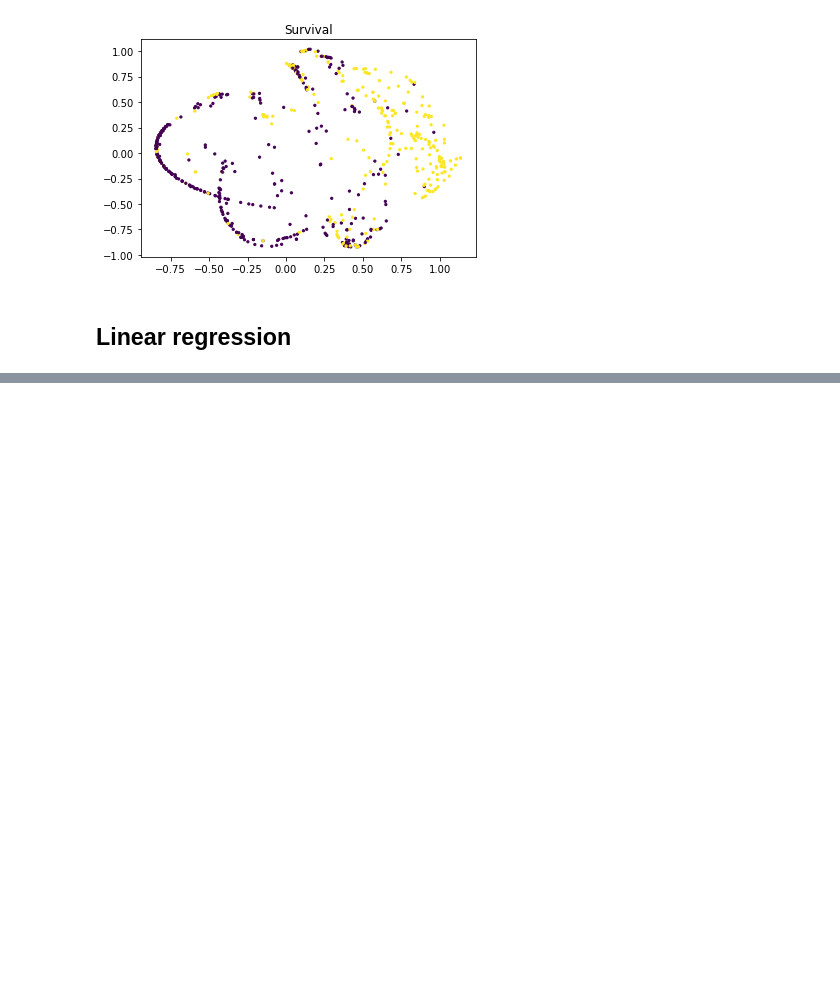
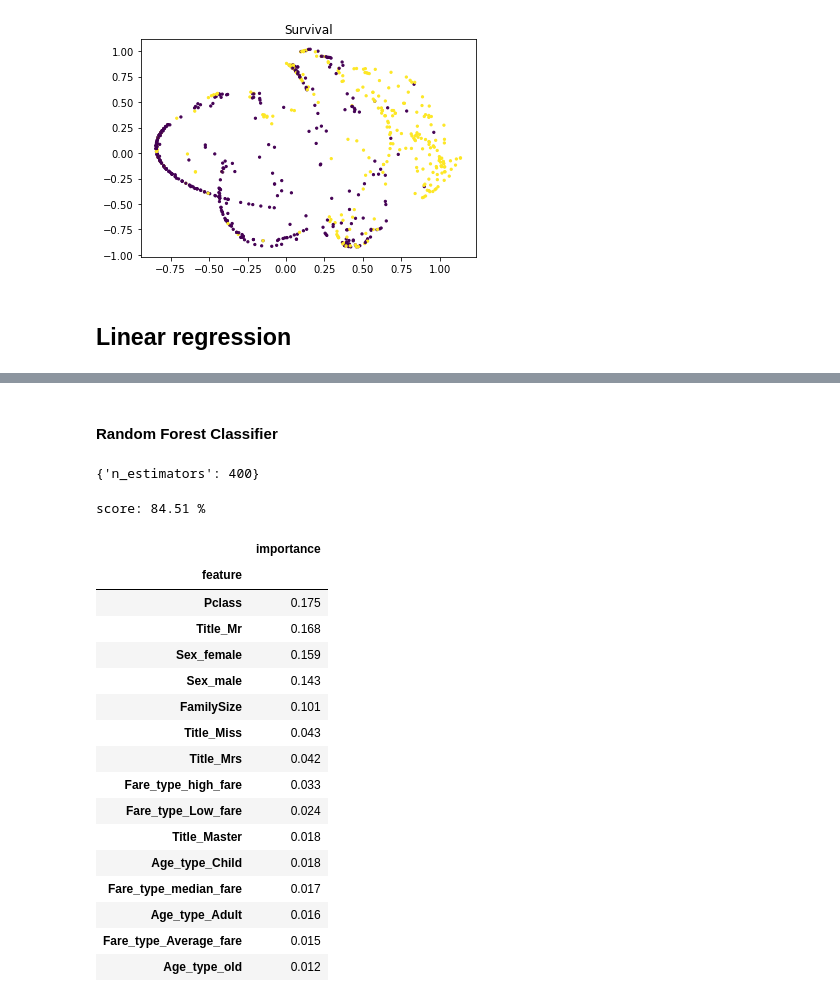
Before and after one commit to georgboehmGithub/Titanic, a Jupyter notebook: TitanicSurvival.ipynb, the cells around one changed output, grey strips where cells are left out. Cells and saved outputs as stored; diff of their text form; code cells hidden in the pictures; blank space fills up the shorter version.

```diff
--- a/TitanicSurvival.ipynb
+++ b/TitanicSurvival.ipynb
@@ -323,0 +373,2 @@ mlp_output = pd.DataFrame({"PassengerId": test_dataset["PassengerId"], "Survived
+# %% [markdown]
+#### Random Forest Classifier
@@ -323,0 +393,59 @@ mlp_output = pd.DataFrame({"PassengerId": test_dataset["PassengerId"], "Survived
+# %%
+# Hyperparameter search
+from sklearn.model_selection import GridSearchCV, cross_val_score
+param_grid = {"n_estimators": [3, 5, 6, 8, 10, 50, 100, 400, 700, 1000, 1500, 3000, 4000, 5000, 6000]}
+
+clf = RandomForestClassifier(bootstrap=True, class_weight=None, criterion='entropy',
+               max_depth=10, max_features='sqrt', max_leaf_nodes=None,
+               min_impurity_decrease=0.0,
+               min_samples_leaf=5, min_samples_split=2,
+               min_weight_fraction_leaf=0.0, #n_estimators=6,
+               n_jobs=None, oob_score=False, random_state=None,
+               verbose=0, warm_start=False)
+clf = GridSearchCV(estimator=clf, param_grid=param_grid)
+clf.fit(X_train, Y_train)
+print(clf.best_params_)
+# %% [output]
+{'n_estimators': 400}
+# %%
+# Random forest
+random_forest = RandomForestClassifier(bootstrap=True, class_weight=None, criterion='entropy',
+               max_depth=10, max_features='sqrt', max_leaf_nodes=None,
+               min_impurity_decrease=0.0,
+               min_samples_leaf=5, min_samples_split=2,
+               min_weight_fraction_leaf=0.0, n_estimators=400,
+               n_jobs=None, oob_score=False, random_state=None,
+               verbose=0, warm_start=False)
+random_forest.fit(X_train, Y_train)
+
+Y_prediction = random_forest.predict(X_test)
+
+random_forest.score(X_train, Y_train)
+acc_random_forest = round(random_forest.score(X_train, Y_train) * 100, 2)
+# %%
+print("score:", round(acc_random_forest,2,), "%")
+# %% [output]
+score: 84.51 %
+# %%
+# Increased performance by about 1%
+importances = pd.DataFrame({'feature':train_ds.iloc[:, 1:21].columns,'importance':np.round(random_forest.feature_importances_,3)})
+importances = importances.sort_values('importance',ascending=False).set_index('feature')
+importances.head(15)
+# %% [output]
+|  | importance |
+| feature |  |
+| Pclass | 0.175 |
+| Title_Mr | 0.168 |
+| Sex_female | 0.159 |
+| Sex_male | 0.143 |
+| FamilySize | 0.101 |
+| Title_Miss | 0.043 |
+| Title_Mrs | 0.042 |
+| Fare_type_high_fare | 0.033 |
+| Fare_type_Low_fare | 0.024 |
+| Title_Master | 0.018 |
+| Age_type_Child | 0.018 |
+| Fare_type_median_fare | 0.017 |
+| Age_type_Adult | 0.016 |
+| Fare_type_Average_fare | 0.015 |
+| Age_type_old | 0.012 |
```
Also changed, not shown: parts of 45 cells of this notebook, 2 other files.
